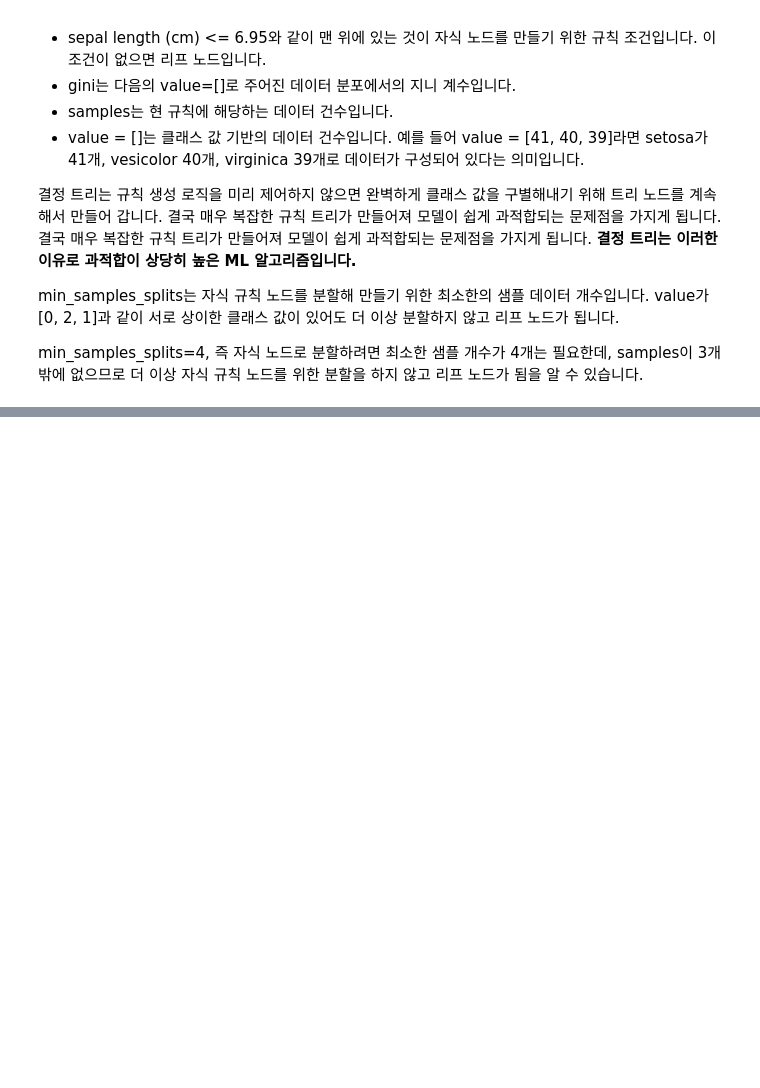
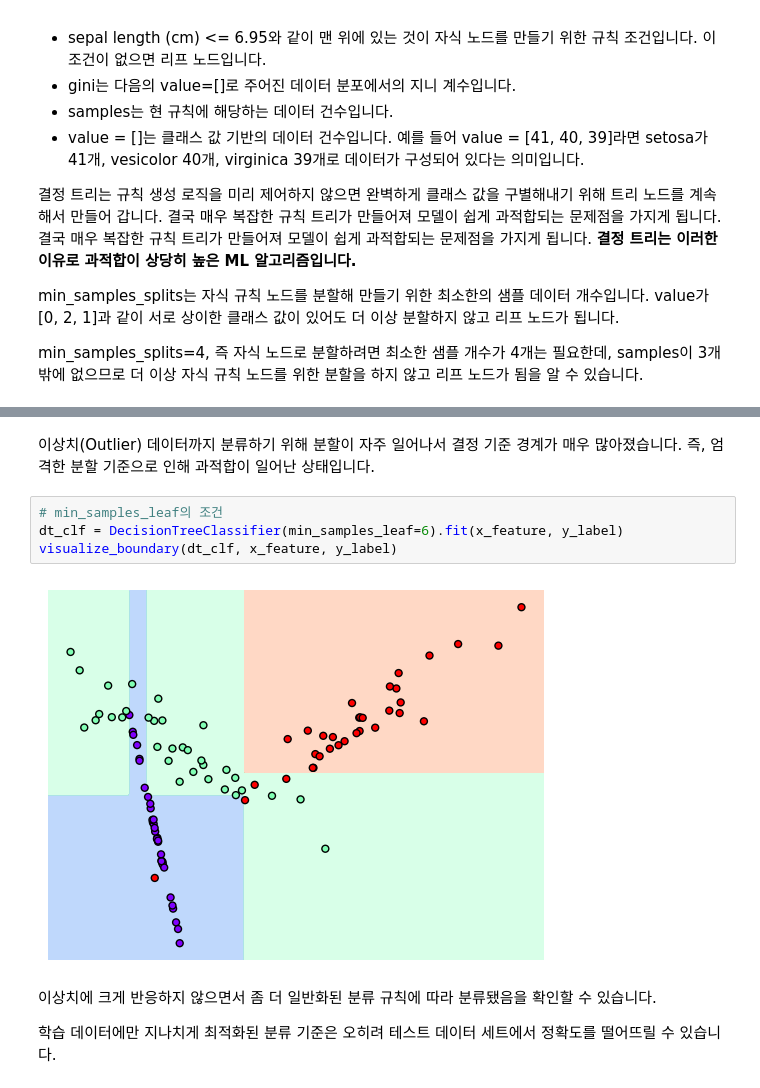
Before and after one commit to jinhoyoho/Machine_Learning, a Jupyter notebook: Chapter_4.ipynb, the cells around one changed output, grey strips where cells are left out. Drawn from its saved outputs; the diff is of its cells as text; blank space fills up the shorter version.

```diff
--- a/Chapter_4.ipynb
+++ b/Chapter_4.ipynb
@@ -86,0 +157,12 @@ min_samples_splits=4, 즉 자식 노드로 분할하려면 최소한 샘플 개
+# %% [markdown]
+이상치(Outlier) 데이터까지 분류하기 위해 분할이 자주 일어나서 결정 기준 경계가 매우 많아졌습니다. 즉, 엄격한 분할 기준으로 인해 과적합이 일어난 상태입니다.
+# %%
+# min_samples_leaf의 조건
+dt_clf = DecisionTreeClassifier(min_samples_leaf=6).fit(x_feature, y_label)
+visualize_boundary(dt_clf, x_feature, y_label)
+# %% [output]
+[figure, added]
+# %% [markdown]
+이상치에 크게 반응하지 않으면서 좀 더 일반화된 분류 규칙에 따라 분류됐음을 확인할 수 있습니다.
+
+학습 데이터에만 지나치게 최적화된 분류 기준은 오히려 테스트 데이터 세트에서 정확도를 떨어뜨릴 수 있습니다.
```
Also changed, not shown: parts of 42 cells of this notebook, 31 other files.
